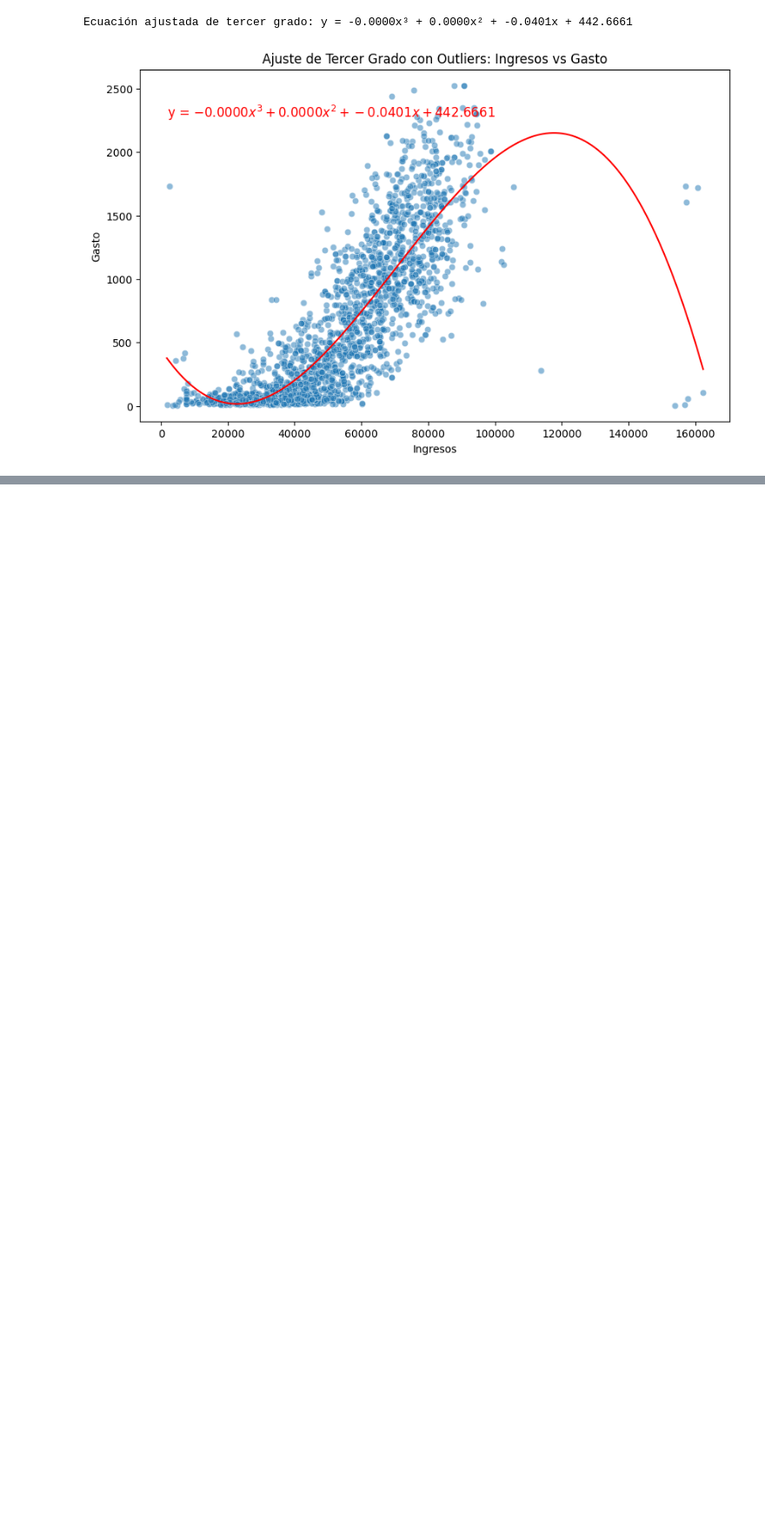
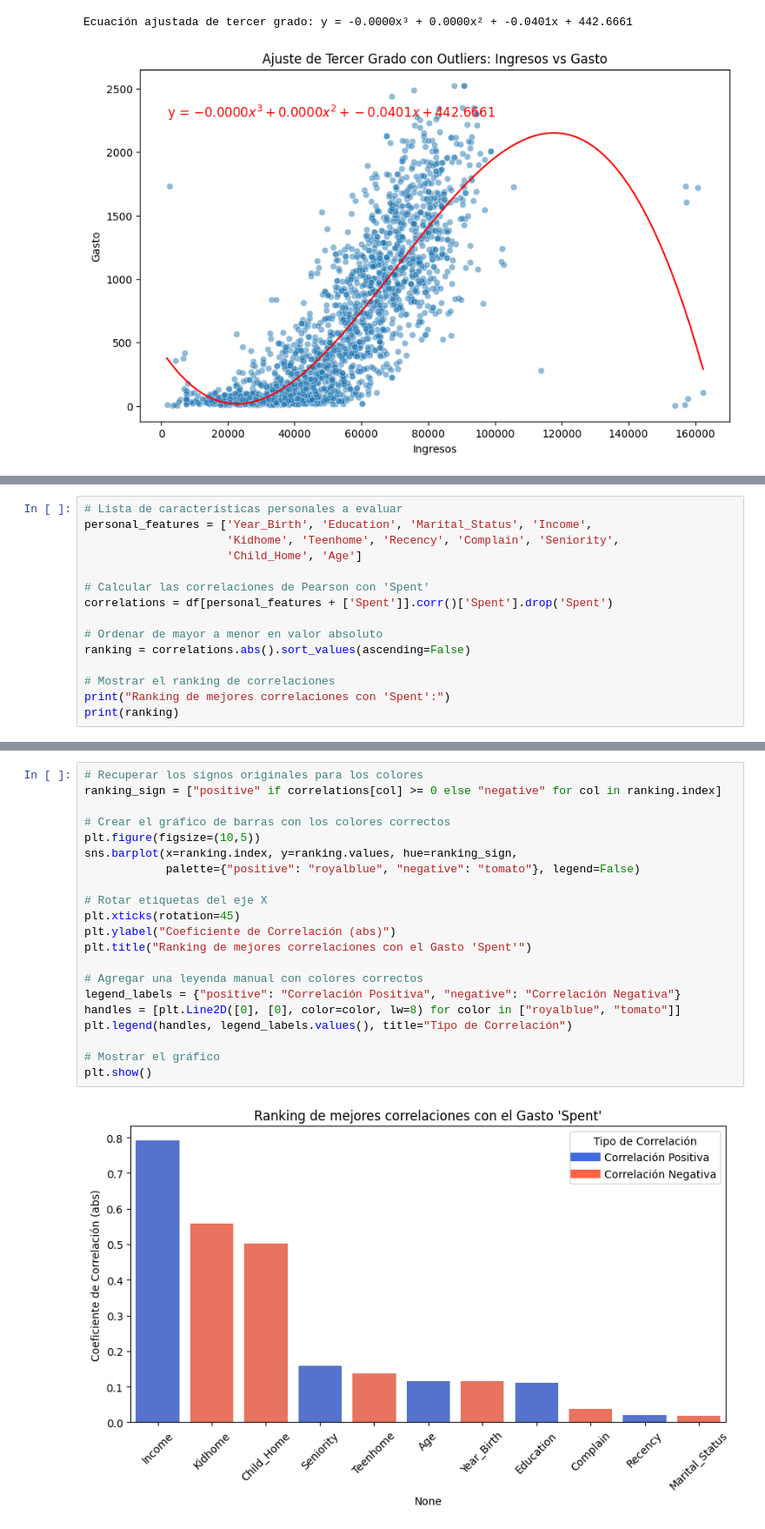
Before and after one commit to funkykespain/marketing_ml_classification_regression_clustering, a Jupyter notebook: notebooks/4_explore_data.ipynb, the cells around one changed output, grey strips where cells are left out. Shown at 87% size. Drawn from its saved outputs; the diff is of its cells as text; blank space fills up the shorter version.

```diff
--- a/notebooks/4_explore_data.ipynb
+++ b/notebooks/4_explore_data.ipynb
@@ -630,0 +635,15 @@ plt.show()
+# %%
+# Lista de características personales a evaluar
+personal_features = ['Year_Birth', 'Education', 'Marital_Status', 'Income',
+                     'Kidhome', 'Teenhome', 'Recency', 'Complain', 'Seniority',
+                     'Child_Home', 'Age']
+
+# Calcular las correlaciones de Pearson con 'Spent'
+correlations = df[personal_features + ['Spent']].corr()['Spent'].drop('Spent')
+
+# Ordenar de mayor a menor en valor absoluto
+ranking = correlations.abs().sort_values(ascending=False)
+
+# Mostrar el ranking de correlaciones
+print("Ranking de mejores correlaciones con 'Spent':")
+print(ranking)
@@ -630,0 +664,23 @@ plt.show()
+# %%
+# Recuperar los signos originales para los colores
+ranking_sign = ["positive" if correlations[col] >= 0 else "negative" for col in ranking.index]
+
+# Crear el gráfico de barras con los colores correctos
+plt.figure(figsize=(10,5))
+sns.barplot(x=ranking.index, y=ranking.values, hue=ranking_sign,
+            palette={"positive": "royalblue", "negative": "tomato"}, legend=False)
+
+# Rotar etiquetas del eje X
+plt.xticks(rotation=45)
+plt.ylabel("Coeficiente de Correlación (abs)")
+plt.title("Ranking de mejores correlaciones con el Gasto 'Spent'")
+
+# Agregar una leyenda manual con colores correctos
+legend_labels = {"positive": "Correlación Positiva", "negative": "Correlación Negativa"}
+handles = [plt.Line2D([0], [0], color=color, lw=8) for color in ["royalblue", "tomato"]]
+plt.legend(handles, legend_labels.values(), title="Tipo de Correlación")
+
+# Mostrar el gráfico
+plt.show()
+# %% [output]
+[figure, added]
```
Also changed, not shown: parts of 4 cells of this notebook, 1 other file.
